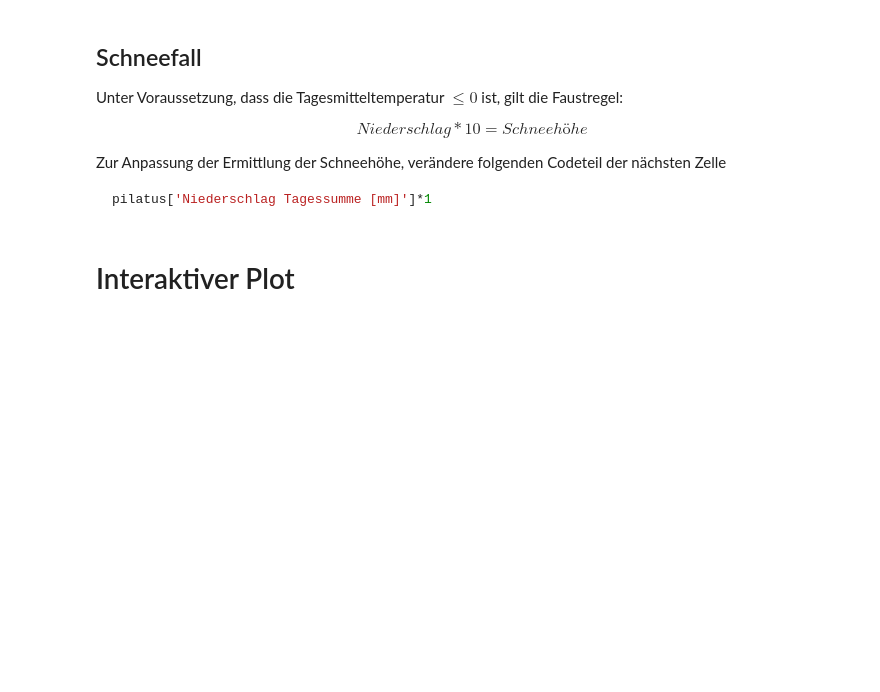
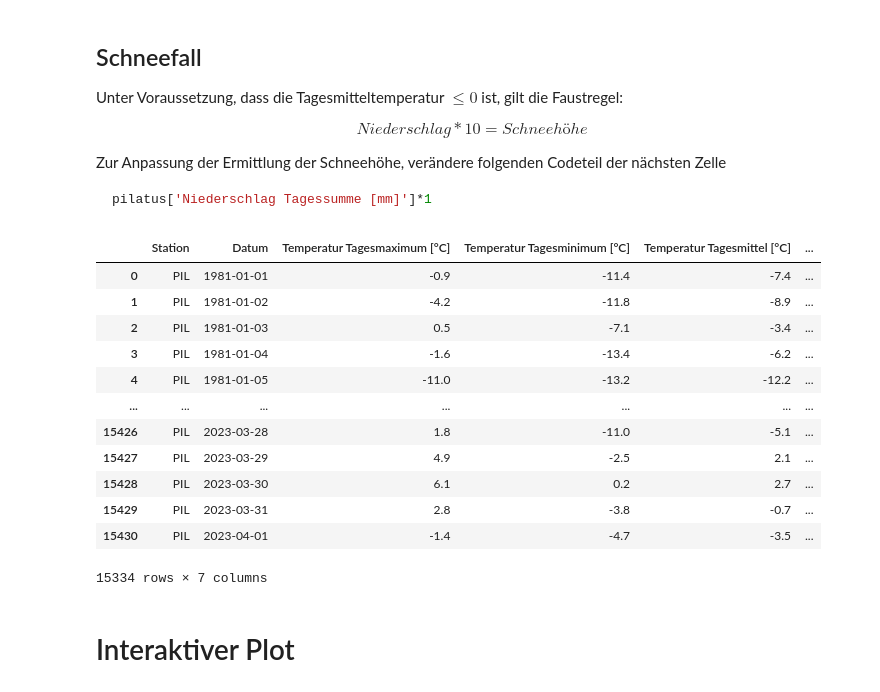
Before and after one commit to PascalGitz/007_Pilatus_Vermessung, a Jupyter notebook: Auswertung.ipynb, the cells around one changed output. Drawn from its saved outputs; the diff is of its cells as text; code cells hidden in the pictures; blank space fills up the shorter version.

````diff
--- a/Auswertung.ipynb
+++ b/Auswertung.ipynb
@@ -60,6 +76,22 @@ pilatus['Niederschlag Tagessumme [mm]']*1
 ```
 # %%
 pilatus['Neuschneehöhe Tagessumme [cm]']  = np.where(pilatus['Temperatur Tagesmittel [°C]']<=0, pilatus['Niederschlag Tagessumme [mm]']*1,0)
+# %%
+pilatus
+# %% [output]
+|  | Station | Datum | Temperatur Tagesmaximum [°C] | Temperatur Tagesminimum [°C] | Temperatur Tagesmittel [°C] | ... |
+| 0 | PIL | 1981-01-01 | -0.9 | -11.4 | -7.4 | ... |
+| 1 | PIL | 1981-01-02 | -4.2 | -11.8 | -8.9 | ... |
+| 2 | PIL | 1981-01-03 | 0.5 | -7.1 | -3.4 | ... |
+| 3 | PIL | 1981-01-04 | -1.6 | -13.4 | -6.2 | ... |
+| 4 | PIL | 1981-01-05 | -11.0 | -13.2 | -12.2 | ... |
+| ... | ... | ... | ... | ... | ... | ... |
+| 15426 | PIL | 2023-03-28 | 1.8 | -11.0 | -5.1 | ... |
+| 15427 | PIL | 2023-03-29 | 4.9 | -2.5 | 2.1 | ... |
+| 15428 | PIL | 2023-03-30 | 6.1 | 0.2 | 2.7 | ... |
+| 15429 | PIL | 2023-03-31 | 2.8 | -3.8 | -0.7 | ... |
+| 15430 | PIL | 2023-04-01 | -1.4 | -4.7 | -3.5 | ... |
+15334 rows × 7 columns
 # %% [markdown]
 # Interaktiver Plot
 # %%
````
Also changed, not shown: parts of 9 cells of this notebook, 3 other files.
